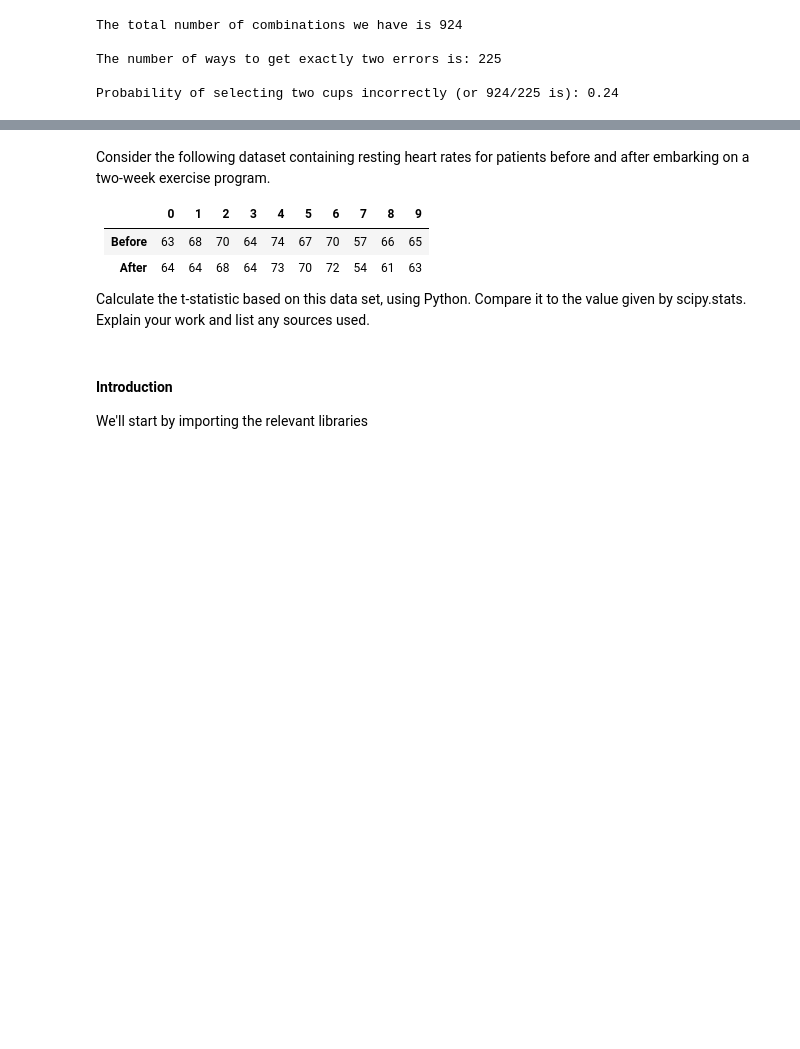
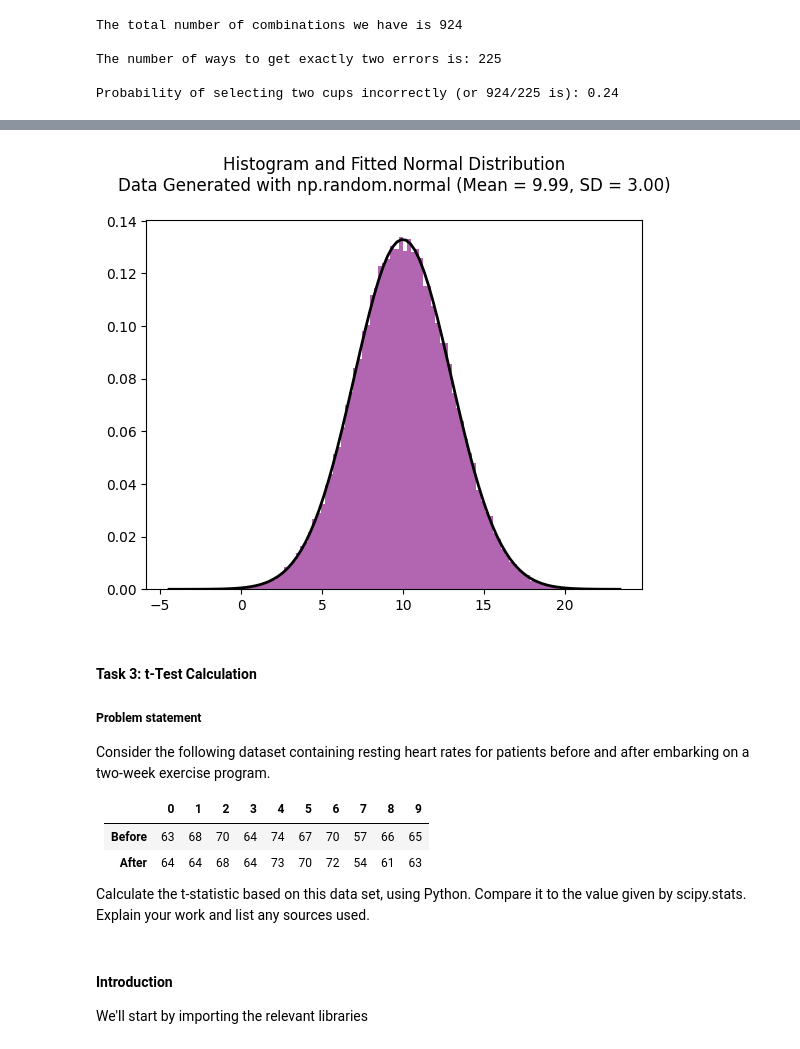
Before and after one commit to miriamroddy/appliedstatistics, a Jupyter notebook: tasks.ipynb, the cells around one changed output, grey strips where cells are left out. Drawn from its saved outputs; the diff is of its cells as text; code cells hidden in the pictures; blank space fills up the shorter version.

Commit message:
interpreted results of shapiro stat and started plot for Task 2

```diff
--- a/tasks.ipynb
+++ b/tasks.ipynb
@@ -263,4 +267,37 @@ The associated p-value is 0.69
+# %%
+# Adapted from https://www.geeksforgeeks.org/how-to-plot-normal-distribution-over-histogram-in-python/
+
+# Lets fit a normal distribution to the sample data
+mean, sd = norm.fit(sample)
+
+# Plot the histogram with 100 bins (rather than 50) for a smoother fit and set the colour to purple
+
+plt.hist(sample, bins=100, density=True, alpha=0.6, color='purple')
+
+# Then we plot the probability density function.
+xmin, xmax = plt.xlim()
+x = np.linspace(xmin, xmax, 100)
+p = norm.pdf(x, mean, sd)
+
+plt.plot(x, p, 'k', linewidth=2)
+
+# Added a title
+title = "Fit Values: {:.2f} and {:.2f}".format(mean, sd)
+title = (
+    "Histogram and Fitted Normal Distribution\n"
+    "Data Generated with np.random.normal (Mean = {:.2f}, SD = {:.2f})\n"
+    .format(mean, sd, mean, sd)
+)
+plt.title(title)
+
+plt.show()
+# %% [output]
+[figure, added]
 # %% [markdown]
+#### Task 3: t-Test Calculation
+
+##### Problem statement
+
 Consider the following dataset containing resting heart rates for patients before and after embarking on a two-week exercise program.
 
 |          | 0  | 1  | 2  | 3  | 4  | 5  | 6  | 7  | 8  | 9  |
```
Also changed, not shown: parts of 11 cells of this notebook.
